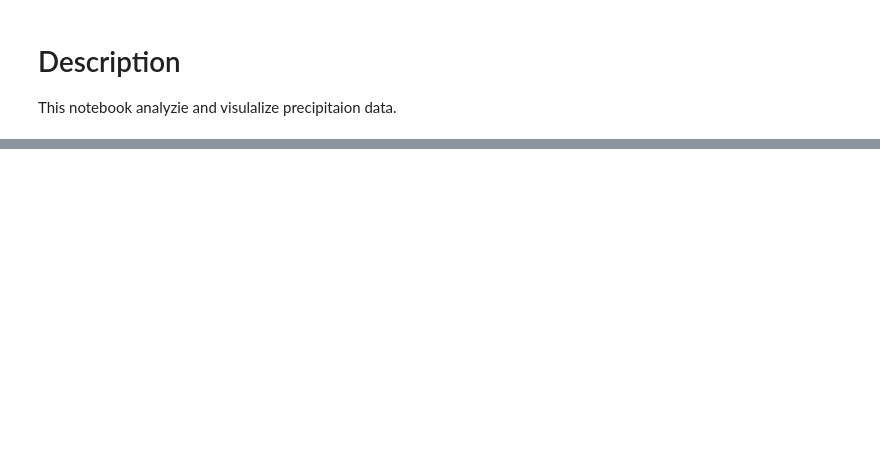
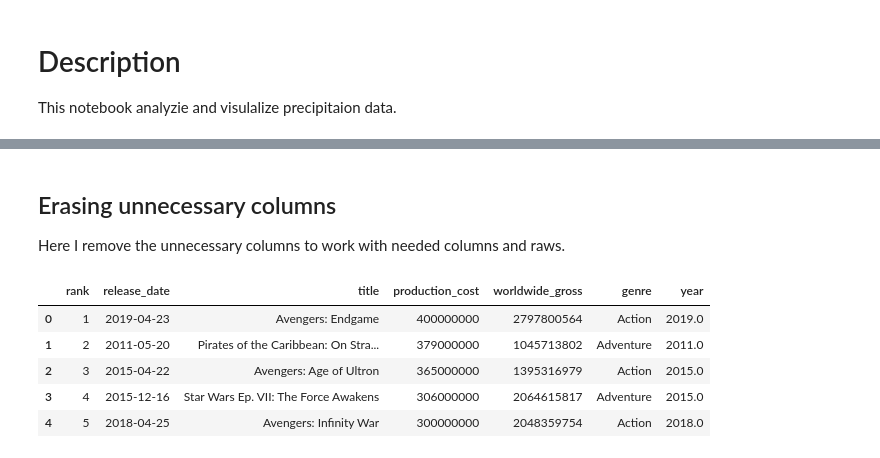
Before and after one commit to amirsetu/Watson-Studio, a Jupyter notebook: First Jupyter Notebook.ipynb, the cells around one changed output, grey strips where cells are left out. Cells and saved outputs as stored; diff of their text form; code cells hidden in the pictures; blank space fills up the shorter version.

```diff
--- a/First Jupyter Notebook.ipynb
+++ b/First Jupyter Notebook.ipynb
@@ -35,3 +40,17 @@ df_data_1.head()
 | 2 | 3 | 2015-04-22 | Avengers: Age of Ultron | /movie/Avengers-Age-of-Ultron#tab... | 365000000 | 459005868 | 1395316979 | ... |
 | 3 | 4 | 2015-12-16 | Star Wars Ep. VII: The Force Awakens | /movie/Star-Wars-Ep-VII-The-Force... | 306000000 | 936662225 | 2064615817 | ... |
 | 4 | 5 | 2018-04-25 | Avengers: Infinity War | /movie/Avengers-Infinity-War#tab=... | 300000000 | 678815482 | 2048359754 | ... |
+# %% [markdown]
+## Erasing unnecessary columns
+
+Here I remove the unnecessary columns to work with needed columns and raws.
+# %%
+df_data_1 = df_data_1.drop(['url', 'domestic_gross', 'opening_weekend', 'mpaa', 'theaters', 'runtime'], axis=1)
+df_data_1.head(5)
+# %% [output]
+|  | rank | release_date | title | production_cost | worldwide_gross | genre | year |
+| 0 | 1 | 2019-04-23 | Avengers: Endgame | 400000000 | 2797800564 | Action | 2019.0 |
+| 1 | 2 | 2011-05-20 | Pirates of the Caribbean: On Stra... | 379000000 | 1045713802 | Adventure | 2011.0 |
+| 2 | 3 | 2015-04-22 | Avengers: Age of Ultron | 365000000 | 1395316979 | Action | 2015.0 |
+| 3 | 4 | 2015-12-16 | Star Wars Ep. VII: The Force Awakens | 306000000 | 2064615817 | Adventure | 2015.0 |
+| 4 | 5 | 2018-04-25 | Avengers: Infinity War | 300000000 | 2048359754 | Action | 2018.0 |
```
Also changed, not shown: parts of 7 cells of this notebook.
